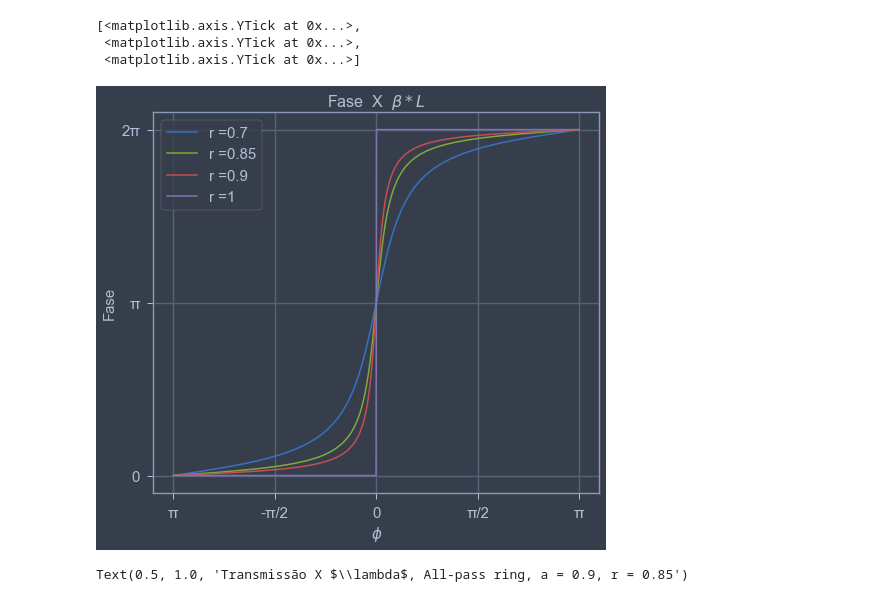
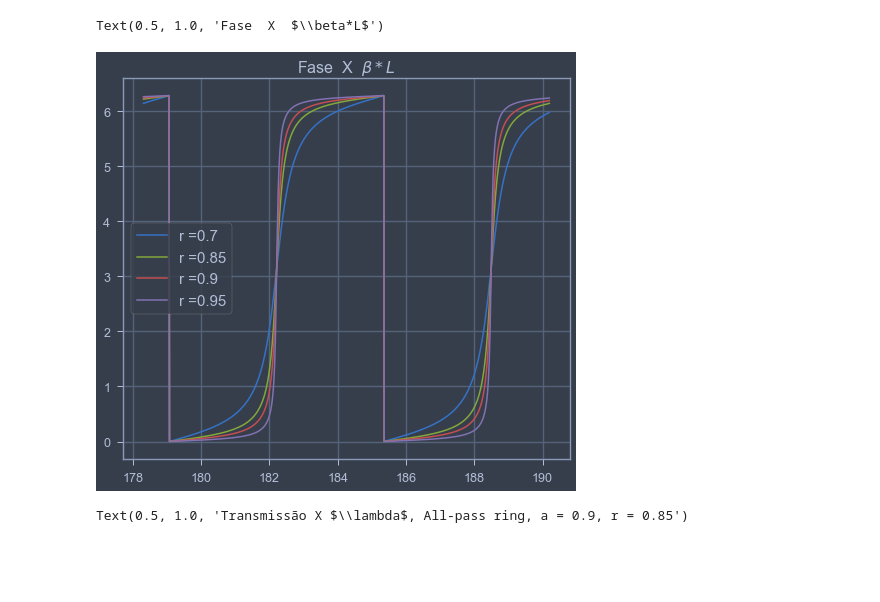
Before and after one commit to LucasLobo7/Anelderessonancia, a Jupyter notebook: graficos.ipynb, the cells around one changed output. Drawn from its saved outputs; the diff is of its cells as text; code cells hidden in the pictures; blank space fills up the shorter version.

```diff
--- a/graficos.ipynb
+++ b/graficos.ipynb
@@ -24,34 +24,33 @@ jtplot.style(theme='onedork', context='notebook', ticks=True, grid=True)
 # %%
 f,ax=plt.subplots(1)
 
 neff = 2.270316
-comprimento = np.linspace(1535e-9,1560e-9,1000)
+comprimento = np.linspace(1500e-9,1600e-9,1000)
 r = 0.85
 a = 1
 k = np.sqrt(1- r**2)
 L = 20e-6
 beta = neff*2*np.pi/comprimento
 phi = beta*L
-phi = np.linspace(-np.pi,np.pi,1000)
+#phi = np.linspace(-np.pi,np.pi,1000)
 fase = np.pi + phi +np.arctan((r*np.sin(phi))/(a-r*np.cos(phi))) + np.arctan((a*r*np.sin(phi))/(1-r*a*np.cos(phi)))
 T = (a**2 - 2*r*a*np.cos(phi) + r**2)/(1 - 2*a*r*np.cos(phi)+(r*a)**2)
 #plt.plot(comprimento,T)
-rs = [0.7,0.85,0.9,1]
+rs = [0.7,0.85,0.9,0.95]
 for x in range(4):
     r = rs[x]
     fase = np.pi + phi +np.arctan((r*np.sin(phi))/(a-r*np.cos(phi))) + np.arctan((a*r*np.sin(phi))/(1-r*a*np.cos(phi)))
+    fase = fase%(2*np.pi)
     ax.plot(phi,fase,label='r ={}'.format(r))
     ax.legend(fontsize=15)
 ax.set_title(r'Fase  X  $\beta*L$',fontsize=16)
-ax.set_xlabel(r'$\phi$',fontsize=15)
-ax.set_ylabel('Fase',fontsize=15)
-ax.set_xticks([-np.pi,-np.pi/2,0,np.pi/2,np.pi],['π', '-π/2', '0', 'π/2', 'π'],fontsize=15)
-ax.set_yticks([0,np.pi,2*np.pi],[0,'π','2π'],fontsize=15)
+#ax.set_xlabel(r'$\phi$',fontsize=15)
+#ax.set_ylabel('Fase',fontsize=15)
+# ax.set_xticks([-np.pi,-np.pi/2,0,np.pi/2,np.pi],['π', '-π/2', '0', 'π/2', 'π'],fontsize=15)
+#ax.set_yticks([0,np.pi,2*np.pi],[0,'π','2π'],fontsize=15)
 # %% [output]
-[<matplotlib.axis.YTick at 0x...>,
- <matplotlib.axis.YTick at 0x...>,
- <matplotlib.axis.YTick at 0x...>]
+Text(0.5, 1.0, 'Fase  X  $\\beta*L$')
-[figure, old version]
+[figure, new version]
 # %%
 
 plt.rcParams["figure.figsize"] = (15,7)
```
Also changed, not shown: parts of 7 cells of this notebook, 54 other files.
